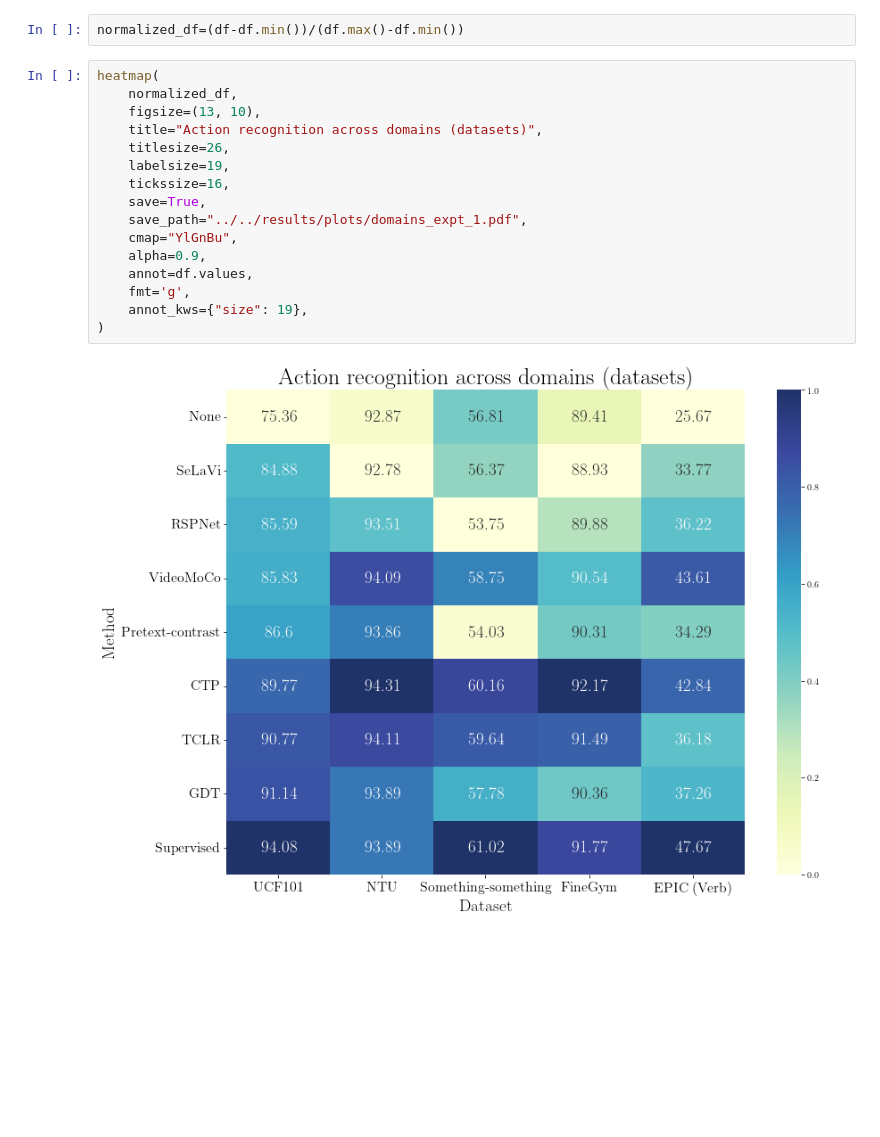
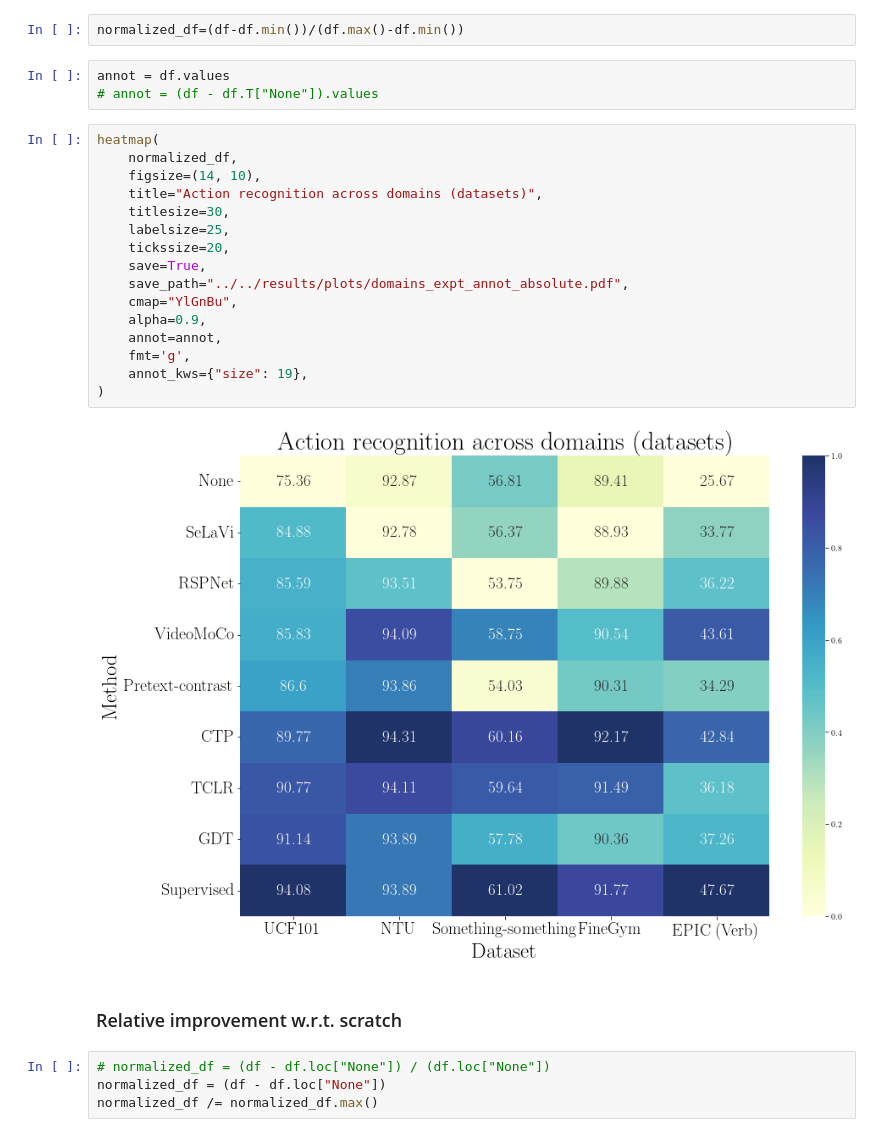
Before and after one commit to bpiyush/ViDA-SSL, a Jupyter notebook: misc/plotting/domain_shift.ipynb, the cells around one changed output. Cells and saved outputs as stored; diff of their text form; blank space fills up the shorter version.

Commit message:
Adds remaining figures

```diff
--- a/misc/plotting/domain_shift.ipynb
+++ b/misc/plotting/domain_shift.ipynb
@@ -131,21 +130,30 @@ heatmap(norm_df)
 ### Normalizing between 0-1
 # %%
 normalized_df=(df-df.min())/(df.max()-df.min())
+# %%
+annot = df.values
+# annot = (df - df.T["None"]).values
 # %%
 heatmap(
     normalized_df,
-    figsize=(13, 10),
+    figsize=(14, 10),
     title="Action recognition across domains (datasets)",
-    titlesize=26,
-    labelsize=19,
-    tickssize=16,
+    titlesize=30,
+    labelsize=25,
+    tickssize=20,
     save=True,
-    save_path="../../results/plots/domains_expt_1.pdf",
+    save_path="../../results/plots/domains_expt_annot_absolute.pdf",
     cmap="YlGnBu",
     alpha=0.9,
-    annot=df.values,
+    annot=annot,
     fmt='g',
     annot_kws={"size": 19},
 )
 # %% [output]
-[figure, old version]
+[figure, new version]
+# %% [markdown]
+### Relative improvement w.r.t. scratch
+# %%
+# normalized_df = (df - df.loc["None"]) / (df.loc["None"])
+normalized_df = (df - df.loc["None"])
+normalized_df /= normalized_df.max()
```
Also changed, not shown: parts of 4 cells of this notebook, 10 other files.
